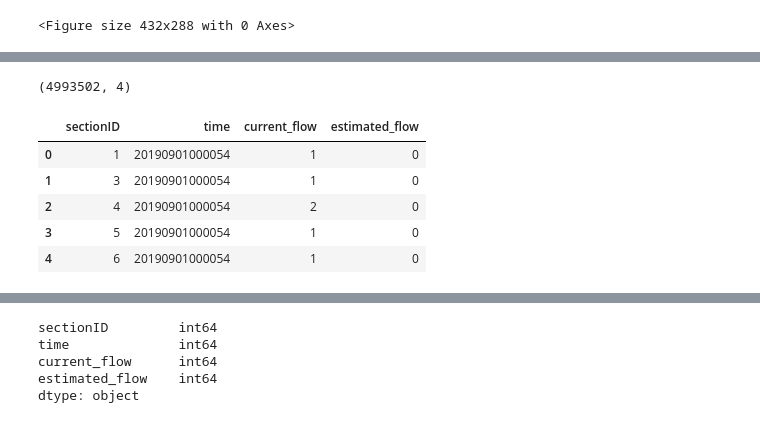
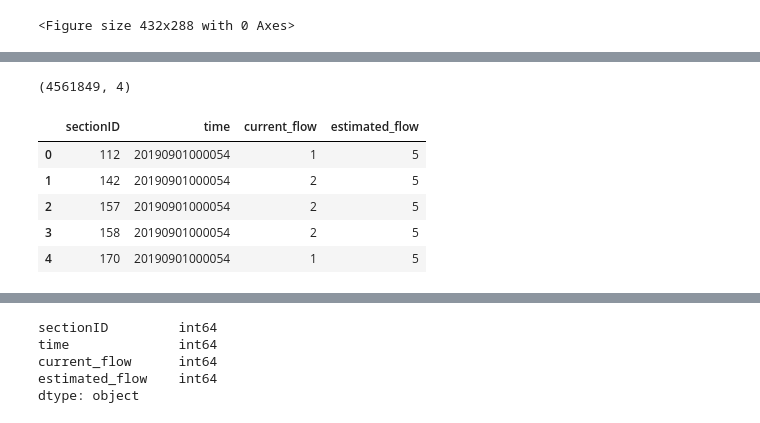
Before and after one commit to soyhyoj/BCN-TrafficForecast, a Jupyter notebook: notebooks/2. EDA.ipynb, the cells around one changed output, grey strips where cells are left out. Saved outputs shown, nothing was run; the diff lists cells and outputs as text; code cells hidden in the pictures.

```diff
--- a/notebooks/2. EDA.ipynb
+++ b/notebooks/2. EDA.ipynb
@@ -101,29 +102,29 @@ df_septembers = ['sep2019', 'sep2020']
 # %%
 # Query to select data from tables
 # Filter if the current traffic flow data exists (value 1-6)
 
 for i in range(2):
     query = f"""
             select * from {septembers[i]}
-            where current_flow <> 0
+            where current_flow <> 0 and estimated_flow <>0
             """
     # Predifine column names
     column_names = ['sectionID', 'time', 'current_flow', 'estimated_flow']
 
     # Create dataframe
     result = db.db_to_df(query, column_names)
     df_sep = df_sep.append(result)
 
 print(df_sep.shape)
 df_sep.head()
 # %% [output]
-(4993502, 4)
+(4561849, 4)
 |  | sectionID | time | current_flow | estimated_flow |
-| 0 | 1 | 20190901000054 | 1 | 0 |
-| 1 | 3 | 20190901000054 | 1 | 0 |
-| 2 | 4 | 20190901000054 | 2 | 0 |
-| 3 | 5 | 20190901000054 | 1 | 0 |
-| 4 | 6 | 20190901000054 | 1 | 0 |
+| 0 | 112 | 20190901000054 | 1 | 5 |
+| 1 | 142 | 20190901000054 | 2 | 5 |
+| 2 | 157 | 20190901000054 | 2 | 5 |
+| 3 | 158 | 20190901000054 | 2 | 5 |
+| 4 | 170 | 20190901000054 | 1 | 5 |
 # %%
 # Check if the data has corrupted points:
 # 1. empty rows
```
Also changed, not shown: parts of 21 cells of this notebook, 1 other file.
